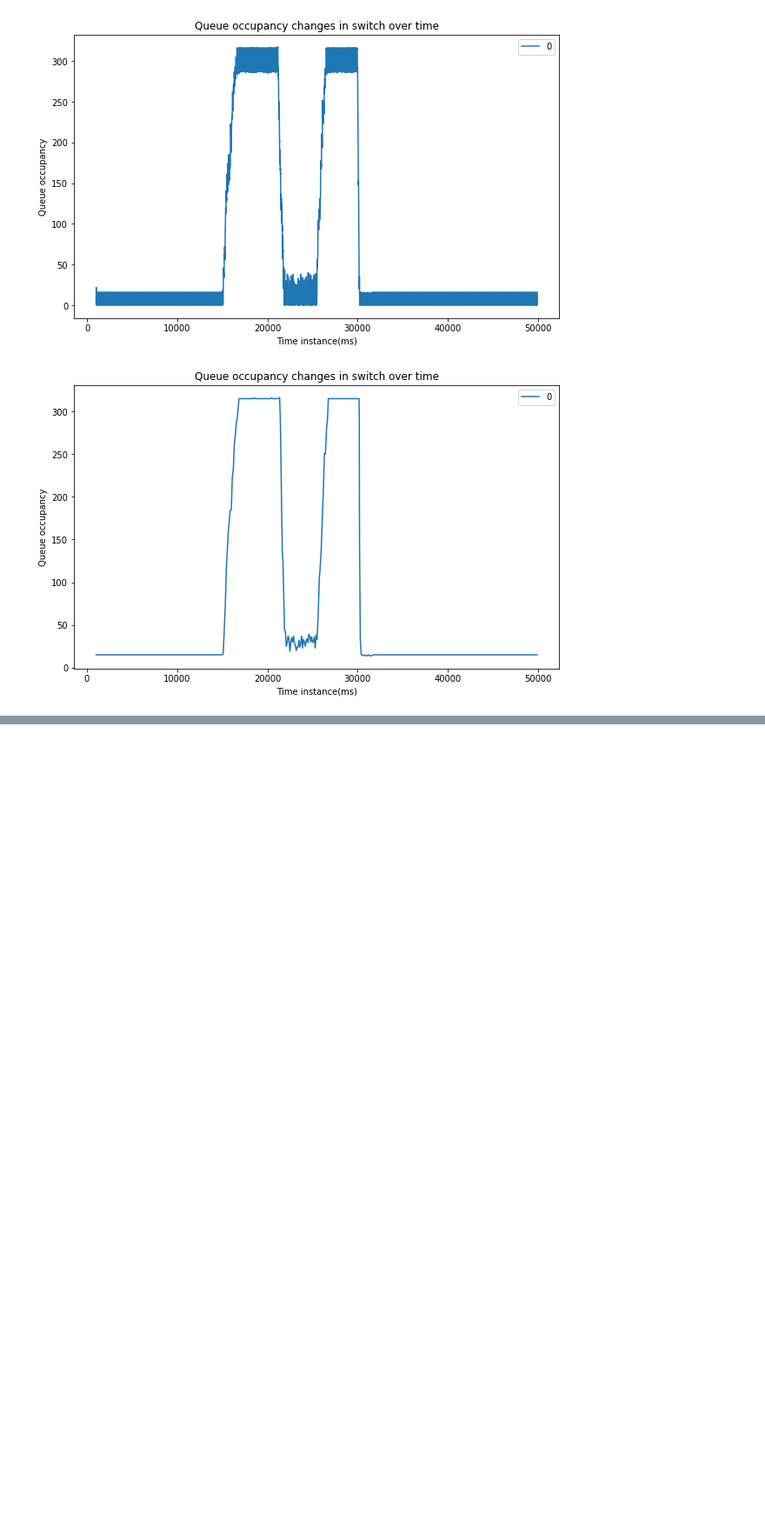
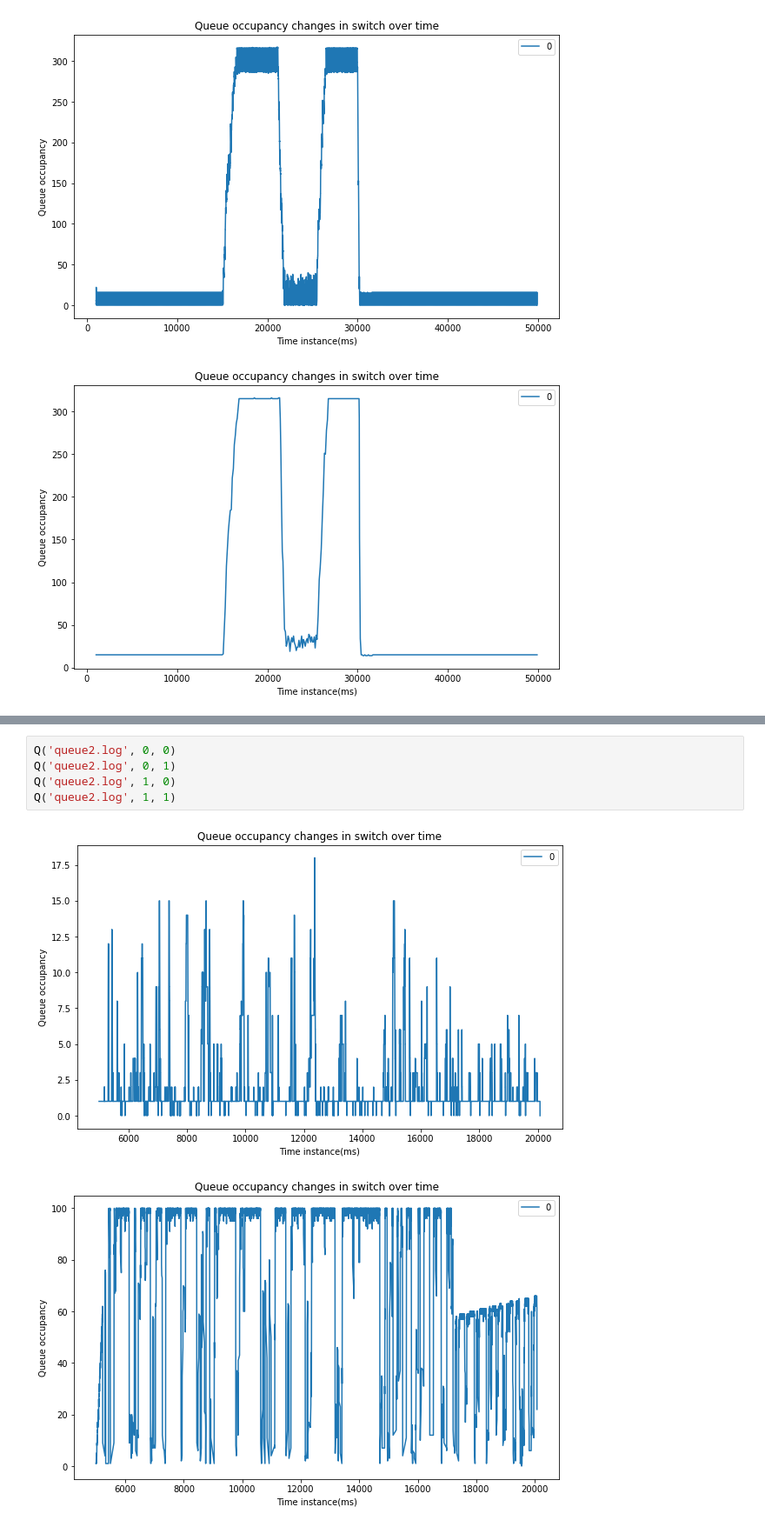
Before and after one commit to sbibek/Ns3DataplaneSimulation, a Jupyter notebook: ns-3.33/GenericQueueAndProbeAnalysis.ipynb, the cells around one changed output, grey strips where cells are left out. Shown at 87% size. Drawn from its saved outputs; the diff is of its cells as text; blank space fills up the shorter version.

```diff
--- a/ns-3.33/GenericQueueAndProbeAnalysis.ipynb
+++ b/ns-3.33/GenericQueueAndProbeAnalysis.ipynb
@@ -124,0 +159,8 @@ Analyze('QueueProbeAllDifferentBw2.log', 12, 3)
+# %%
+Q('queue2.log', 0, 0)
+Q('queue2.log', 0, 1)
+Q('queue2.log', 1, 0)
+Q('queue2.log', 1, 1)
+# %% [output]
+[figure, added]
+[figure, added]
```
Also changed, not shown: parts of 8 cells of this notebook, 18 other files.
